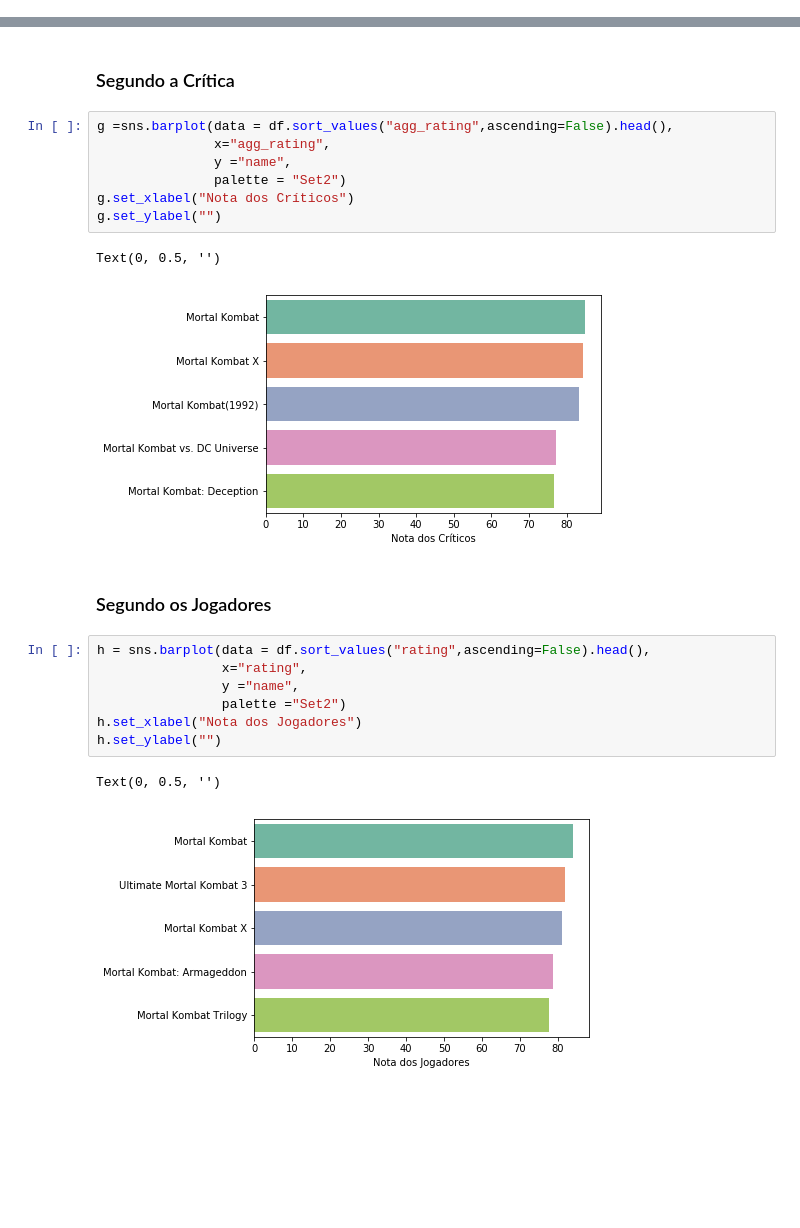
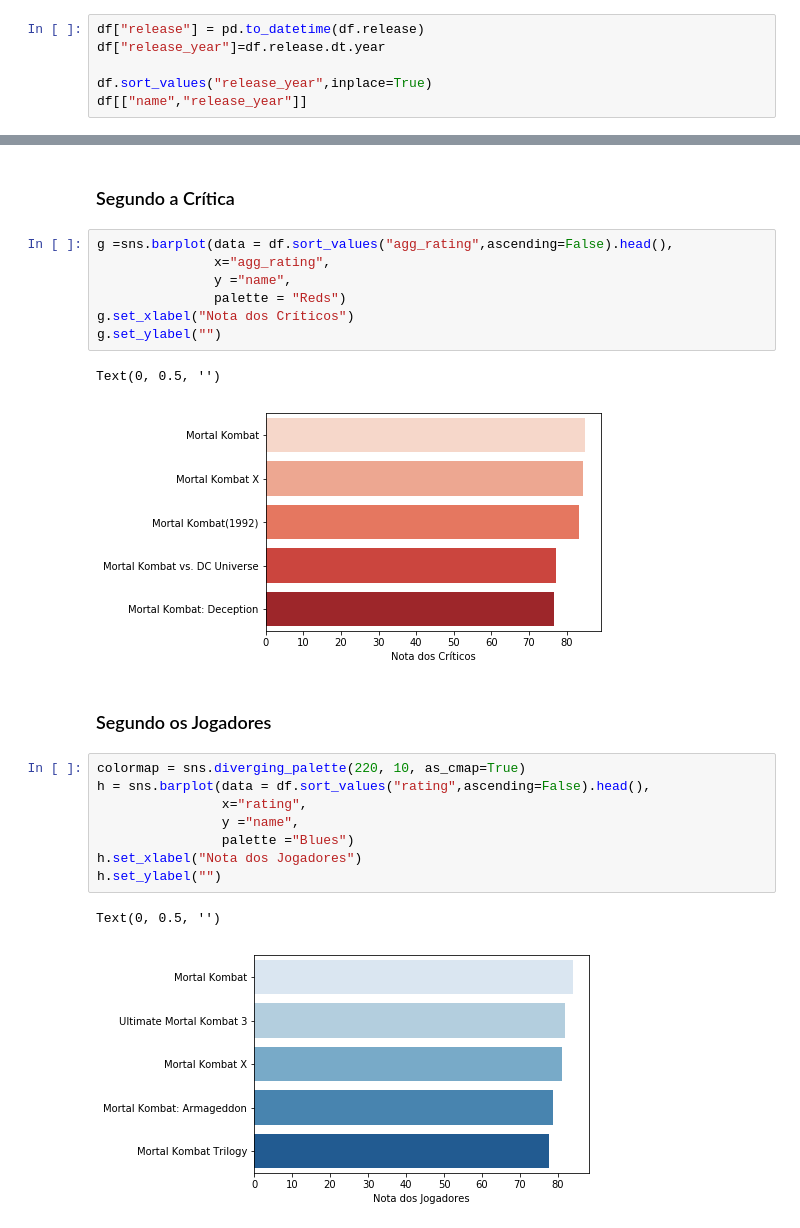
Before and after one commit to lorransr/mk_analysis, a Jupyter notebook: MK_analysis.ipynb, the cells around one changed output, grey strips where cells are left out. Drawn from its saved outputs; the diff is of its cells as text; blank space fills up the shorter version.

```diff
--- a/MK_analysis.ipynb
+++ b/MK_analysis.ipynb
@@ -239,3 +246,9 @@ df.drop(choose_columns,inplace=True, axis=1)
 # %%
 #Dropando a colunas que não serão utilizadas
 df.drop(["hypes","category","id"], axis = 1, inplace = True)
+# %%
+df["release"] = pd.to_datetime(df.release)
+df["release_year"]=df.release.dt.year
+
+df.sort_values("release_year",inplace=True)
+df[["name","release_year"]]
@@ -268,22 +312,23 @@ df.describe()
 g =sns.barplot(data = df.sort_values("agg_rating",ascending=False).head(),
                x="agg_rating",
                y ="name",
-               palette = "Set2")
+               palette = "Reds")
 g.set_xlabel("Nota dos Críticos")
 g.set_ylabel("")
 # %% [output]
 Text(0, 0.5, '')
-[figure, old version]
+[figure, new version]
 # %% [markdown]
 ### Segundo os Jogadores
 # %%
+colormap = sns.diverging_palette(220, 10, as_cmap=True)
 h = sns.barplot(data = df.sort_values("rating",ascending=False).head(),
                 x="rating",
                 y ="name",
-                palette ="Set2")
+                palette ="Blues")
 h.set_xlabel("Nota dos Jogadores")
 h.set_ylabel("")
 # %% [output]
 Text(0, 0.5, '')
-[figure, old version]
+[figure, new version]
 # %% [markdown]
```
Also changed, not shown: parts of 13 cells of this notebook.
